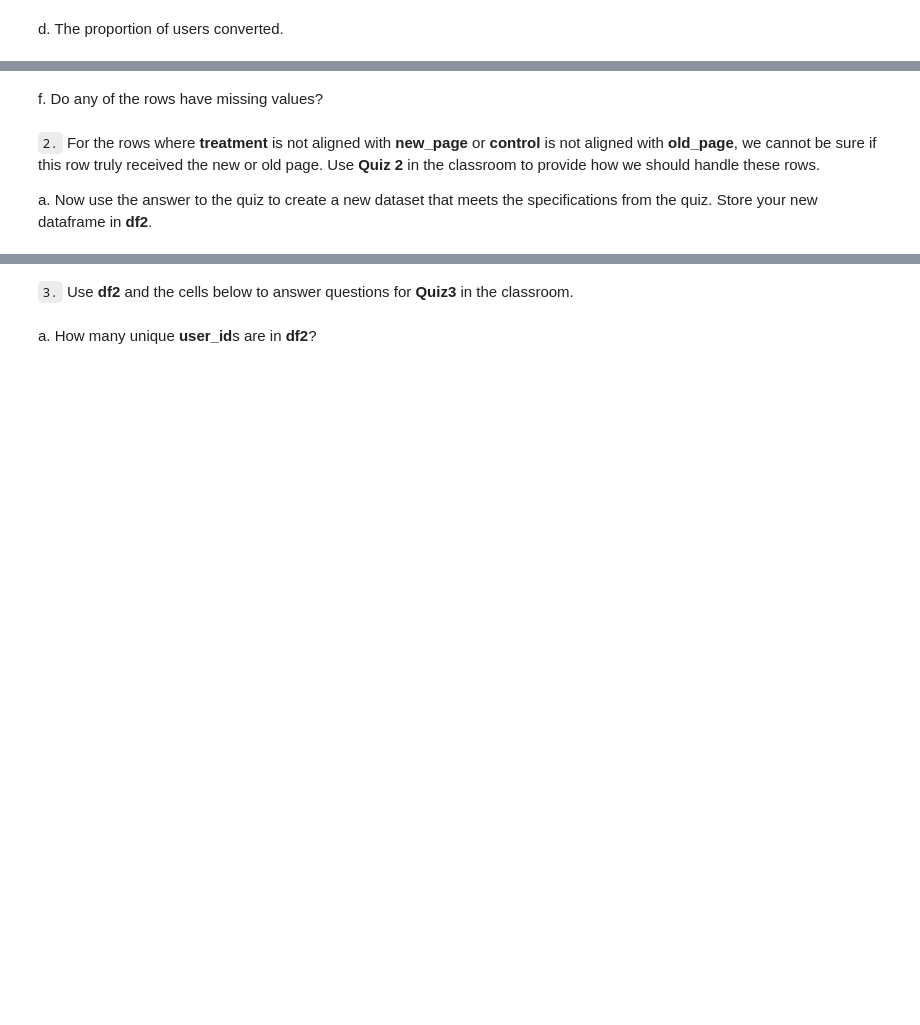
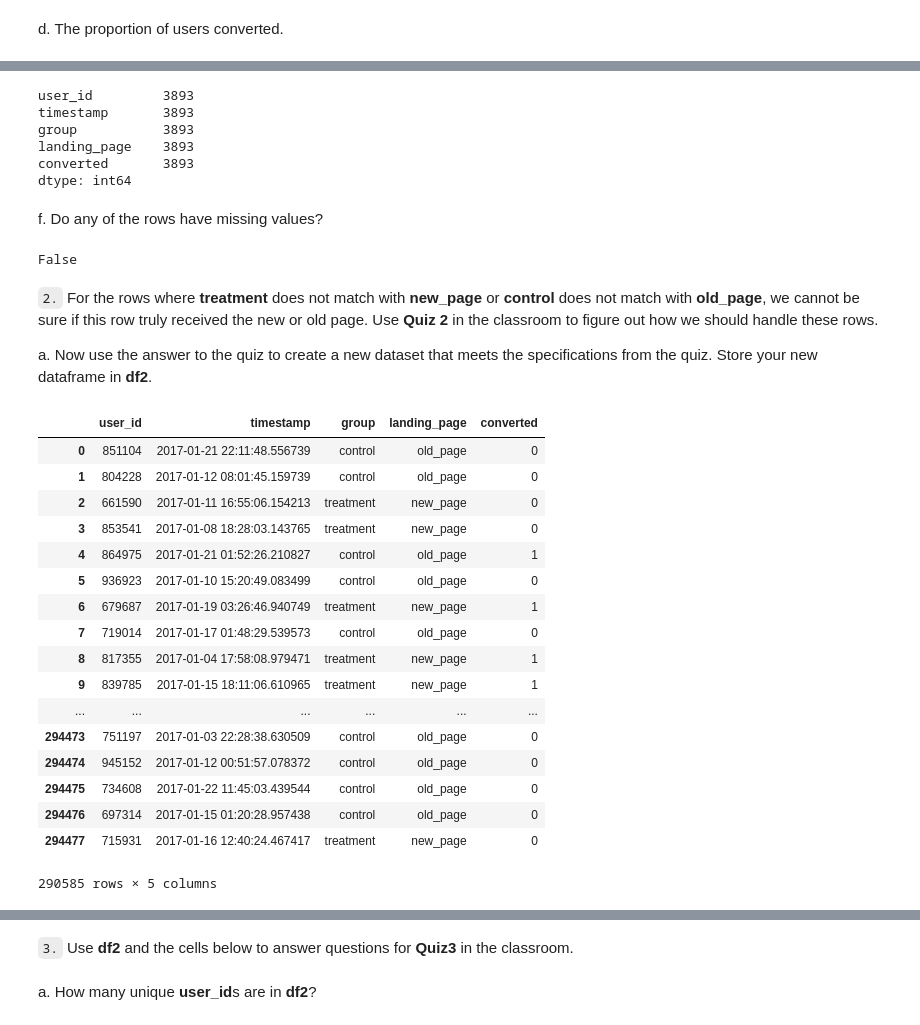
Before and after one commit to jasonhua805/AB_Testing_Demonstration, a Jupyter notebook: Analyze_ab_test_results_notebook.ipynb, the cells around one changed output, grey strips where cells are left out. Saved outputs shown, nothing was run; the diff lists cells and outputs as text; code cells hidden in the pictures; blank space fills up the shorter version.

```diff
--- a/Analyze_ab_test_results_notebook.ipynb
+++ b/Analyze_ab_test_results_notebook.ipynb
@@ -23,3 +37,6 @@ random.seed(42)
 `1.` Now, read in the `ab_data.csv` data. Store it in `df`.  **Use your dataframe to answer the questions in Quiz 1 of the classroom.**
 
 a. Read in the dataset and take a look at the top few rows here:
+# %%
+df = pd.read_csv('ab_data.csv')
+df.head()
@@ -34,6 +84,23 @@ e. The number of times the `new_page` and `treatment` don't line up.
+# %%
+treatment = df[df['group'] == 'treatment']
+treatment_oldpage = treatment[treatment['landing_page'] != 'new_page']
+control = df[df['group'] == 'control']
+control_newpage = control[control['landing_page'] == 'new_page']
+treatment_oldpage.count() + control_newpage.count()
+# %% [output]
+user_id         3893
+timestamp       3893
+group           3893
+landing_page    3893
+converted       3893
+dtype: int64
 # %% [markdown]
 f. Do any of the rows have missing values?
+# %%
+df.isnull().values.any()
+# %% [output]
+False
 # %% [markdown]
-`2.` For the rows where **treatment** is not aligned with **new_page** or **control** is not aligned with **old_page**, we cannot be sure if this row truly received the new or old page.  Use **Quiz 2** in the classroom to provide how we should handle these rows.
+`2.` For the rows where **treatment** does not match with **new_page** or **control** does not match with **old_page**, we cannot be sure if this row truly received the new or old page.  Use **Quiz 2** in the classroom to figure out how we should handle these rows.
 
 a. Now use the answer to the quiz to create a new dataset that meets the specifications from the quiz.  Store your new dataframe in **df2**.
@@ -40,3 +109,25 @@ a. Now use the answer to the quiz to create a new dataset that meets the specifi
+# %%
+df2 = df.drop(baddata.index)
+df2
+# %% [output]
+|  | user_id | timestamp | group | landing_page | converted |
+| 0 | 851104 | 2017-01-21 22:11:48.556739 | control | old_page | 0 |
+| 1 | 804228 | 2017-01-12 08:01:45.159739 | control | old_page | 0 |
+| 2 | 661590 | 2017-01-11 16:55:06.154213 | treatment | new_page | 0 |
+| 3 | 853541 | 2017-01-08 18:28:03.143765 | treatment | new_page | 0 |
+| 4 | 864975 | 2017-01-21 01:52:26.210827 | control | old_page | 1 |
+| 5 | 936923 | 2017-01-10 15:20:49.083499 | control | old_page | 0 |
+| 6 | 679687 | 2017-01-19 03:26:46.940749 | treatment | new_page | 1 |
+| 7 | 719014 | 2017-01-17 01:48:29.539573 | control | old_page | 0 |
+| 8 | 817355 | 2017-01-04 17:58:08.979471 | treatment | new_page | 1 |
+| 9 | 839785 | 2017-01-15 18:11:06.610965 | treatment | new_page | 1 |
+| ... | ... | ... | ... | ... | ... |
+| 294473 | 751197 | 2017-01-03 22:28:38.630509 | control | old_page | 0 |
+| 294474 | 945152 | 2017-01-12 00:51:57.078372 | control | old_page | 0 |
+| 294475 | 734608 | 2017-01-22 11:45:03.439544 | control | old_page | 0 |
+| 294476 | 697314 | 2017-01-15 01:20:28.957438 | control | old_page | 0 |
+| 294477 | 715931 | 2017-01-16 12:40:24.467417 | treatment | new_page | 0 |
+290585 rows × 5 columns
 # %%
 # Double Check all of the correct rows were removed - this should be 0
 df2[((df2['group'] == 'treatment') == (df2['landing_page'] == 'new_page')) == False].shape[0]
```
Also changed, not shown: parts of 79 cells of this notebook, 1 other file.
